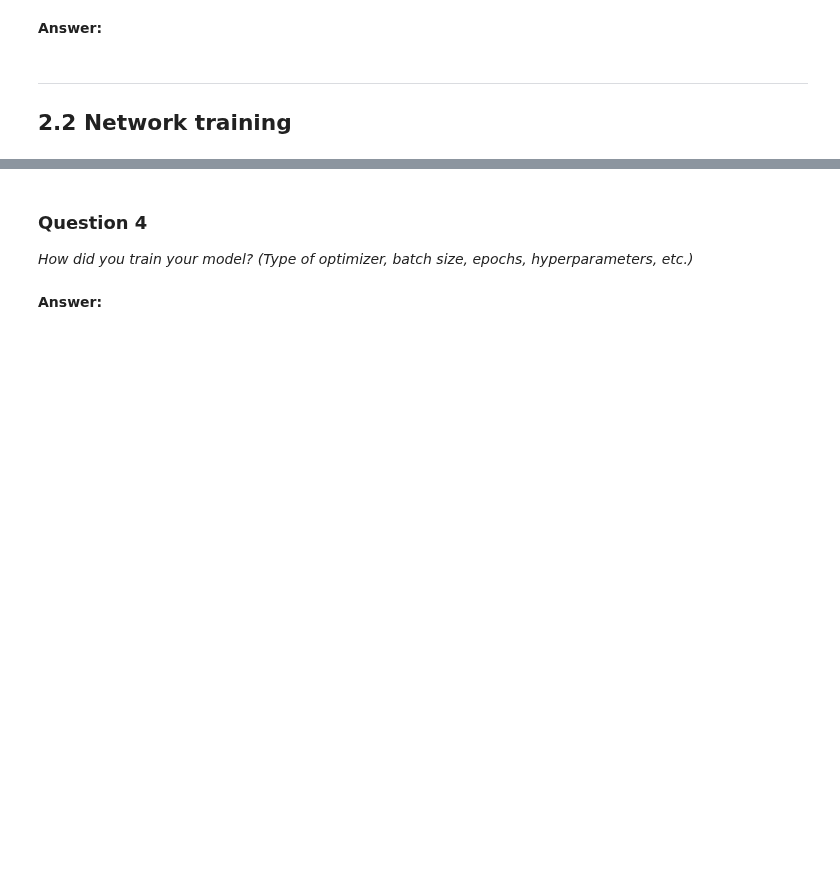
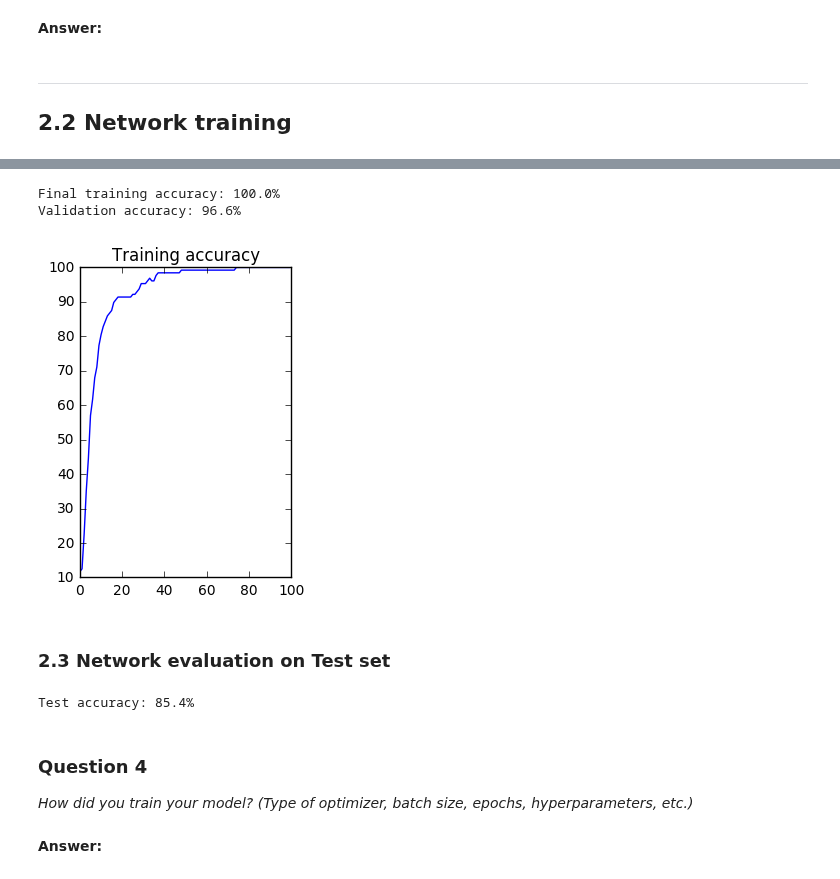
Before and after one commit to carlosgalvezp/Udacity-Self-Driving-Car-Nanodegree, a Jupyter notebook: term1/projects/CarND-TrafficSigns-P2/Traffic_Signs_Recognition.ipynb, the cells around one changed output, grey strips where cells are left out. Saved outputs shown, nothing was run; the diff lists cells and outputs as text; code cells hidden in the pictures; blank space fills up the shorter version.

```diff
--- a/term1/projects/CarND-TrafficSigns-P2/Traffic_Signs_Recognition.ipynb
+++ b/term1/projects/CarND-TrafficSigns-P2/Traffic_Signs_Recognition.ipynb
@@ -457,6 +534,22 @@ def get_batch(x, y, batch_size, batch_idx):
     y_batch = y[start_idx : np.minimum(start_idx + batch_size, max_size), :]
 
     return (x_batch, y_batch)
+# %%
+def get_test_accuracy(x_data, y_data, batch_size):
+    n_batches = int(np.ceil(x_data.shape[0] / batch_size))
+    accuracies = np.zeros([n_batches])
+
+    for i in range(n_batches):
+         # Get batch
+        batch_x, batch_y = get_batch(x_data, y_data, batch_size, i)
+
+        # Create feed dictionary
+        feed_data = {x: batch_x, y_true: batch_y}
+
+        # Feed it to the network and update the weights
+        accuracies[i] = sess.run(accuracy, feed_dict=feed_data)
+
+    return np.mean(accuracies)
 # %%
 # Create TensorFlow session and initialize variables
 sess = tf.Session()
@@ -464,25 +557,22 @@ sess.run(tf.initialize_all_variables())
 # %%
 # Train network
 training_accuracy = []
-validation_accuracy = []
+validation_accuracy = [0]
 
 for i_epoch in range(n_epochs):
-    # Update progress bar
-    batches_pbar = tqdm(range(n_batches), desc='Epoch {:>2}/{}'.format(i_epoch + 1,
-                                                                       n_epochs), unit='batches')
+
     # Loop through batches
-    for i_batch in batches_pbar:
+    for i_batch in range(n_batches):
         # Get batch
         batch_x_train, batch_y_train = get_batch(X_train_final, y_train_final, train_batch_size, i_batch)
-        batch_x_validation, batch_y_validation = get_batch(X_dev_final, y_dev_final, train_batch_size, i_batch)
 
         # Create feed dictionary
         feed_data_train = {x: batch_x_train, y_true: batch_y_train}
-        feed_data_validation = {x: batch_x_validation, y_true: batch_y_validation}
 
         # Feed it to the network and update the weights
         sess.run(optimizer, feed_dict=feed_data_train)
 
         # Compute the training and validation accuracy
-        training_accuracy.append(sess.run(accuracy, feed_data_train))
-        validation_accuracy.append(sess.run(accuracy, feed_data_validation))
+        if (i_batch == n_batches - 1):
+            training_accuracy.append(sess.run(accuracy, feed_data_train))
+            print('Epoch %d - training acc: %.1f%%' % (i_epoch, training_accuracy[-1]))
@@ -489,17 +597,29 @@ for i_epoch in range(n_epochs):
 # %%
 # Plot training and validation accuracy, and print the final value
 iteration_vector = range(len(training_accuracy))
 
 plt.subplot(1,2,1)
-plt.plot(iteration_vector, training_accuracy);
+plt.plot(iteration_vector, np.array(training_accuracy));
 plt.title('Training accuracy');
+#print(training_accuracy)
 
-plt.subplot(1,2,2)
-plt.plot(iteration_vector, validation_accuracy);
-plt.title('Validation accuracy');
+print("Final training accuracy: %.1f%%" % (training_accuracy[-1]))
 
-print("Final training accuracy: %.1f%%" % (100.0 * training_accuracy[-1]))
-print("Final validation accuracy: %.1f%%" % (100.0 * validation_accuracy[-1]))
+#plt.subplot(1,2,2)
+#plt.plot(iteration_vector, validation_accuracy);
+#plt.title('Validation accuracy');
+#print("Final validation accuracy: %.1f%%" % (100.0 * validation_accuracy[-1]))
+print('Validation accuracy: %.1f%%' % get_test_accuracy(X_dev_final, y_dev_final, test_batch_size))
+# %% [output]
+Final training accuracy: 100.0%
+Validation accuracy: 96.6%
+[figure, added]
+# %% [markdown]
+### 2.3 Network evaluation on Test set
+# %%
+print('Test accuracy: %.1f%%' % get_test_accuracy(X_test_preprocessed, y_test_preprocessed, test_batch_size))
+# %% [output]
+Test accuracy: 85.4%
 # %% [markdown]
 ### Question 4
 
```
Also changed, not shown: parts of 25 cells of this notebook.
